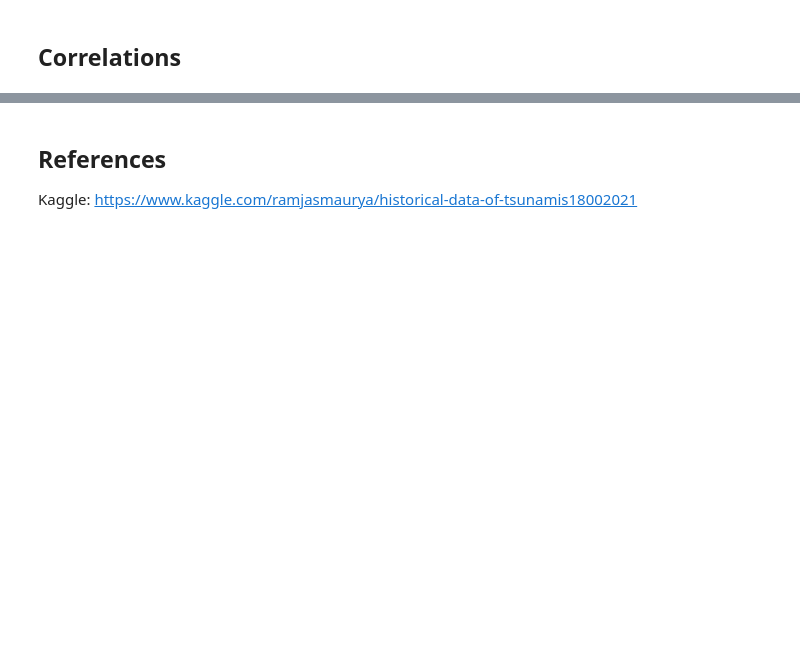
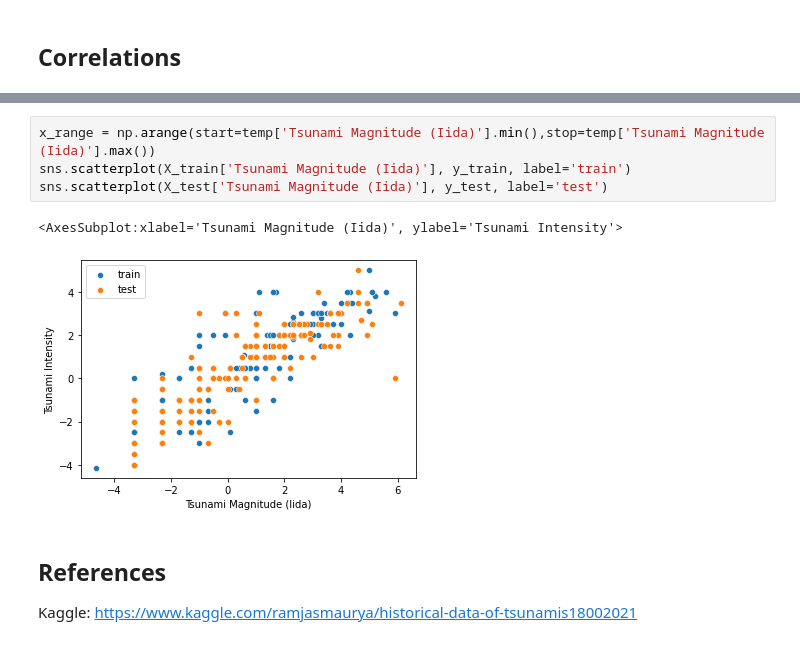
Before and after one commit to ImyPG/Tsunamis, a Jupyter notebook: Tsunamis.ipynb, the cells around one changed output, grey strips where cells are left out. Saved outputs shown, nothing was run; the diff lists cells and outputs as text; blank space fills up the shorter version.

```diff
--- a/Tsunamis.ipynb
+++ b/Tsunamis.ipynb
@@ -380,3 +503,10 @@ tsunami['Tsunami Cause Code']
+# %%
+x_range = np.arange(start=temp['Tsunami Magnitude (Iida)'].min(),stop=temp['Tsunami Magnitude (Iida)'].max())
+sns.scatterplot(X_train['Tsunami Magnitude (Iida)'], y_train, label='train')
+sns.scatterplot(X_test['Tsunami Magnitude (Iida)'], y_test, label='test')
+# %% [output]
+<AxesSubplot:xlabel='Tsunami Magnitude (Iida)', ylabel='Tsunami Intensity'>
+[figure, added]
 # %% [markdown]
 ## References
 
```
Also changed, not shown: parts of 15 cells of this notebook.
